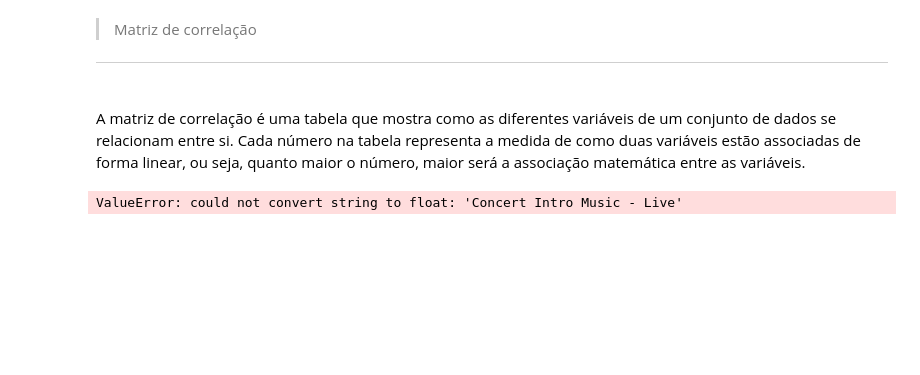
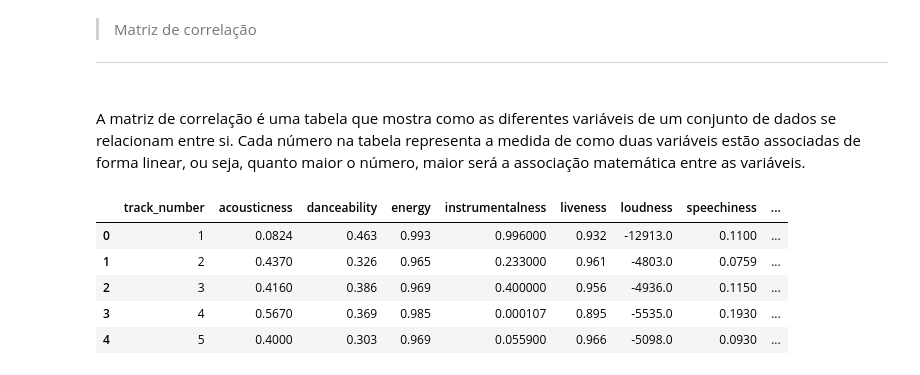
Before and after one commit to DeboraPascoarelli/FIAP_F2A02_ANALISE_EXPLORATORIA_DE_DADOS_EDA, a Jupyter notebook: F2_A2 - ANALISE EXPLORATORIA DE DADOS (EDA).ipynb, the cells around one changed output. Saved outputs shown, nothing was run; the diff lists cells and outputs as text; code cells hidden in the pictures; blank space fills up the shorter version.

```diff
--- a/FASE_2 - MACHINE LEARNIG AND TIME SERIES.ipynb
+++ b/F2_A2 - ANALISE EXPLORATORIA DE DADOS (EDA).ipynb
@@ -1169,8 +1169,14 @@ df_resultado_final.head(2)
 ---
 \
 A matriz de correlação é uma tabela que mostra como as diferentes variáveis de um conjunto de dados se relacionam entre si. Cada número na tabela representa a medida de como duas variáveis estão associadas de forma linear, ou seja, quanto maior o número, maior será a associação matemática entre as variáveis.
-# %%
-#Cria a matriz de correlação
-matriz_correlacao = df_resultado_final.corr()
-# %% [output]
-ValueError: could not convert string to float: 'Concert Intro Music - Live'
+# %%
+# Precisei transformar as colunas do resultado final em float e int 64 para conseguir fazer a matriz de correlação.
+df_resultado_final2 = df_resultado_final.select_dtypes(include=['float64', 'int64'])
+df_resultado_final2.head()
+# %% [output]
+|  | track_number | acousticness | danceability | energy | instrumentalness | liveness | loudness | speechiness | ... |
+| 0 | 1 | 0.0824 | 0.463 | 0.993 | 0.996000 | 0.932 | -12913.0 | 0.1100 | ... |
+| 1 | 2 | 0.4370 | 0.326 | 0.965 | 0.233000 | 0.961 | -4803.0 | 0.0759 | ... |
+| 2 | 3 | 0.4160 | 0.386 | 0.969 | 0.400000 | 0.956 | -4936.0 | 0.1150 | ... |
+| 3 | 4 | 0.5670 | 0.369 | 0.985 | 0.000107 | 0.895 | -5535.0 | 0.1930 | ... |
+| 4 | 5 | 0.4000 | 0.303 | 0.969 | 0.055900 | 0.966 | -5098.0 | 0.0930 | ... |
```
Also changed, not shown: parts of 4 cells of this notebook.
